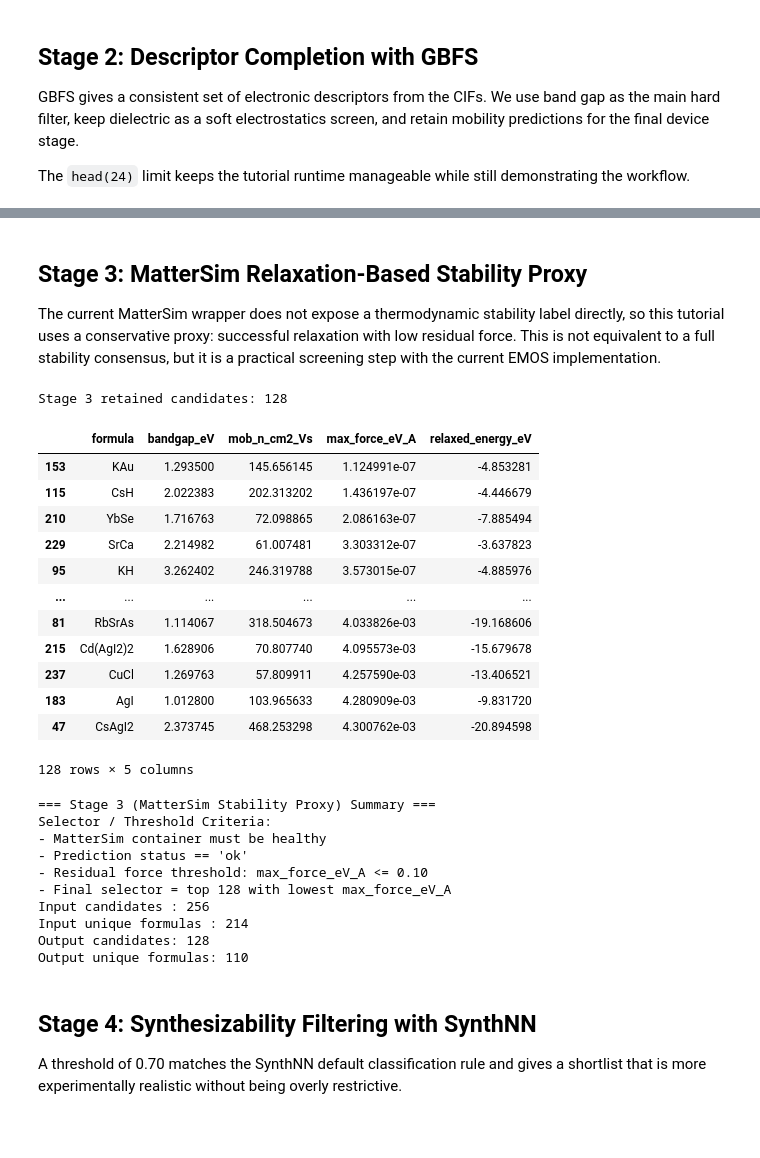
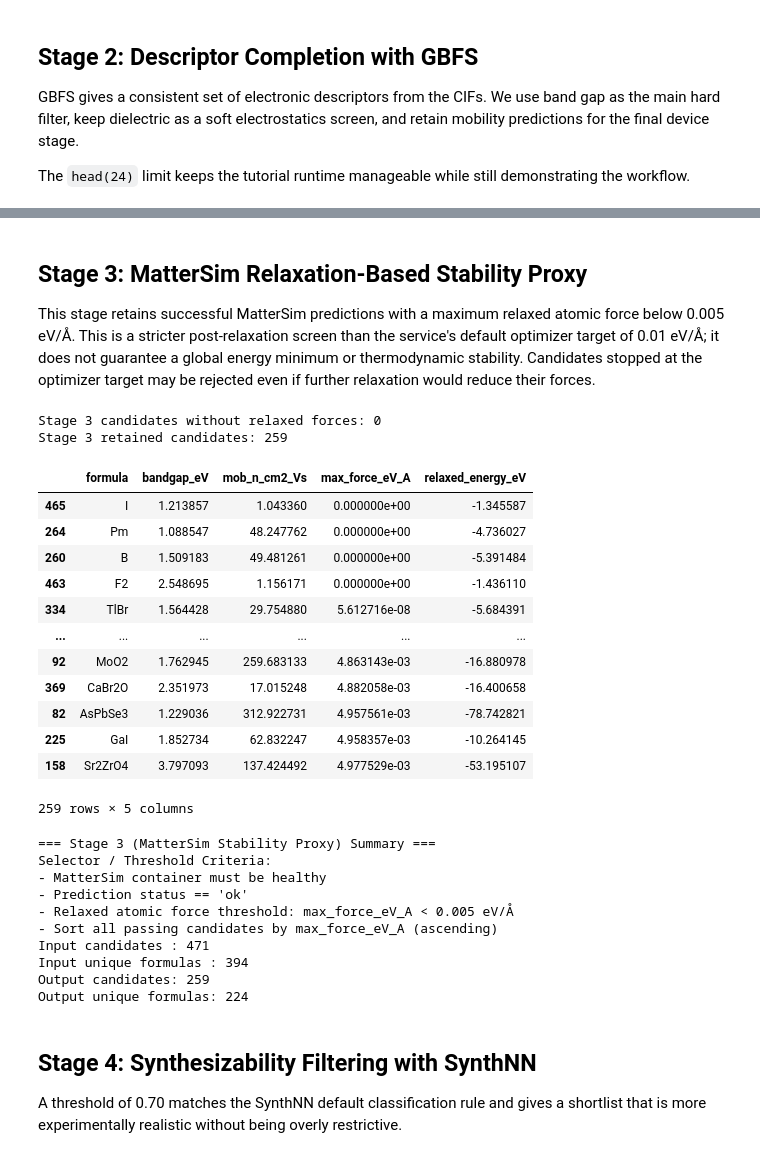
Before and after one commit to aprilaihub/EMOS, a Jupyter notebook: Features/Electronics_Application/MosfetEvaluator/analysis/channel_material_screening_tutorial.ipynb, the cells around one changed output, grey strips where cells are left out. Drawn from its saved outputs; the diff is of its cells as text; code cells hidden in the pictures; blank space fills up the shorter version.

```diff
--- a/Features/Electronics_Application/MosfetEvaluator/analysis/channel_material_screening_tutorial.ipynb
+++ b/Features/Electronics_Application/MosfetEvaluator/analysis/channel_material_screening_tutorial.ipynb
@@ -241,7 +241,6 @@ stage2_df = stage2_df[
 stage2_df = (
     stage2_df.sort_values(['formula', 'mob_n_cm2_Vs', 'bandgap_eV'], ascending=[True, False, True])
     .sort_values(['mob_n_cm2_Vs', 'bandgap_eV'], ascending=[False, True])
-    .head(256)
 )
 
 print('Stage 2 retained candidates:', len(stage2_df))
@@ -294,7 +293,7 @@ Output unique formulas: 214
 # %% [markdown]
 ## Stage 3: MatterSim Relaxation-Based Stability Proxy
 
-The current MatterSim wrapper does not expose a thermodynamic stability label directly, so this tutorial uses a conservative proxy: successful relaxation with low residual force. This is not equivalent to a full stability consensus, but it is a practical screening step with the current EMOS implementation.
+This stage retains successful MatterSim predictions with a maximum relaxed atomic force below 0.005 eV/Å. This is a stricter post-relaxation screen than the service's default optimizer target of 0.01 eV/Å; it does not guarantee a global energy minimum or thermodynamic stability. Candidates stopped at the optimizer target may be rejected even if further relaxation would reduce their forces.
 # %%
 if not mattersim.is_healthy():
     raise RuntimeError('MatterSim is not reachable. Start it with docker compose up -d mattersim and rerun this cell.')
@@ -313,62 +312,65 @@ stage3_predictions = mattersim.predict(
 stage3_rows = []
 for row, pred in zip(stage3_input, stage3_predictions):
     props = pred.get('properties', {})
-    max_force = force_norm_max(props.get('relaxed_forces') or props.get('forces'))
+    max_force = force_norm_max(props.get('relaxed_forces'))
     stage3_rows.append({
         **row,
         'mattersim_status': pred.get('status'),
-        'relaxed_energy_eV': props.get('relaxed_energy', props.get('energy')),
+        'relaxed_energy_eV': props.get('relaxed_energy'),
         'max_force_eV_A': max_force,
     })
 
+stage3_force_threshold = 0.005  # eV/Å
 stage3_df = pd.DataFrame(stage3_rows)
+print('Stage 3 candidates without relaxed forces:', stage3_df['max_force_eV_A'].isna().sum())
 stage3_df = stage3_df[
     (stage3_df['mattersim_status'] == 'ok')
-    & (stage3_df['max_force_eV_A'] <= 0.10)
+    & (stage3_df['max_force_eV_A'] < stage3_force_threshold)
 ].copy()
-stage3_df = stage3_df.sort_values('max_force_eV_A').head(128)
+stage3_df = stage3_df.sort_values('max_force_eV_A')
 
 print('Stage 3 retained candidates:', len(stage3_df))
 display(stage3_df[['formula', 'bandgap_eV', 'mob_n_cm2_Vs', 'max_force_eV_A', 'relaxed_energy_eV']])
 
 print_stage_summary(
     stage_name='Stage 3 (MatterSim Stability Proxy)',
     criteria_lines=[
         "MatterSim container must be healthy",
         "Prediction status == 'ok'",
-        "Residual force threshold: max_force_eV_A <= 0.10",
-        "Final selector = top 128 with lowest max_force_eV_A",
+        f"Relaxed atomic force threshold: max_force_eV_A < {stage3_force_threshold} eV/Å",
+        "Sort all passing candidates by max_force_eV_A (ascending)",
     ],
     input_count=len(stage3_input),
     output_count=len(stage3_df),
     input_unique=pd.DataFrame(stage3_input)['formula'].nunique(),
     output_unique=stage3_df['formula'].nunique(),
 )
 # %% [output]
-Stage 3 retained candidates: 128
+Stage 3 candidates without relaxed forces: 0
+Stage 3 retained candidates: 259
 |  | formula | bandgap_eV | mob_n_cm2_Vs | max_force_eV_A | relaxed_energy_eV |
-| 153 | KAu | 1.293500 | 145.656145 | 1.124991e-07 | -4.853281 |
-| 115 | CsH | 2.022383 | 202.313202 | 1.436197e-07 | -4.446679 |
-| 210 | YbSe | 1.716763 | 72.098865 | 2.086163e-07 | -7.885494 |
-| 229 | SrCa | 2.214982 | 61.007481 | 3.303312e-07 | -3.637823 |
-| 95 | KH | 3.262402 | 246.319788 | 3.573015e-07 | -4.885976 |
+| 465 | I | 1.213857 | 1.043360 | 0.000000e+00 | -1.345587 |
+| 264 | Pm | 1.088547 | 48.247762 | 0.000000e+00 | -4.736027 |
+| 260 | B | 1.509183 | 49.481261 | 0.000000e+00 | -5.391484 |
+| 463 | F2 | 2.548695 | 1.156171 | 0.000000e+00 | -1.436110 |
+| 334 | TlBr | 1.564428 | 29.754880 | 5.612716e-08 | -5.684391 |
 | ... | ... | ... | ... | ... | ... |
-| 81 | RbSrAs | 1.114067 | 318.504673 | 4.033826e-03 | -19.168606 |
-| 215 | Cd(AgI2)2 | 1.628906 | 70.807740 | 4.095573e-03 | -15.679678 |
-| 237 | CuCl | 1.269763 | 57.809911 | 4.257590e-03 | -13.406521 |
-| 183 | AgI | 1.012800 | 103.965633 | 4.280909e-03 | -9.831720 |
-| 47 | CsAgI2 | 2.373745 | 468.253298 | 4.300762e-03 | -20.894598 |
+| 92 | MoO2 | 1.762945 | 259.683133 | 4.863143e-03 | -16.880978 |
+| 369 | CaBr2O | 2.351973 | 17.015248 | 4.882058e-03 | -16.400658 |
+| 82 | AsPbSe3 | 1.229036 | 312.922731 | 4.957561e-03 | -78.742821 |
+| 225 | GaI | 1.852734 | 62.832247 | 4.958357e-03 | -10.264145 |
+| 158 | Sr2ZrO4 | 3.797093 | 137.424492 | 4.977529e-03 | -53.195107 |
-128 rows × 5 columns
+259 rows × 5 columns
 === Stage 3 (MatterSim Stability Proxy) Summary ===
 Selector / Threshold Criteria:
 - MatterSim container must be healthy
 - Prediction status == 'ok'
-- Residual force threshold: max_force_eV_A <= 0.10
-- Final selector = top 128 with lowest max_force_eV_A
-Input candidates : 256
-Input unique formulas : 214
-Output candidates: 128
-Output unique formulas: 110
+- Relaxed atomic force threshold: max_force_eV_A < 0.005 eV/Å
+- Sort all passing candidates by max_force_eV_A (ascending)
+Input candidates : 471
+Input unique formulas : 394
+Output candidates: 259
+Output unique formulas: 224
 # %% [markdown]
 ## Stage 4: Synthesizability Filtering with SynthNN
 
```
Also changed, not shown: parts of 3 cells of this notebook, 58 other files.
